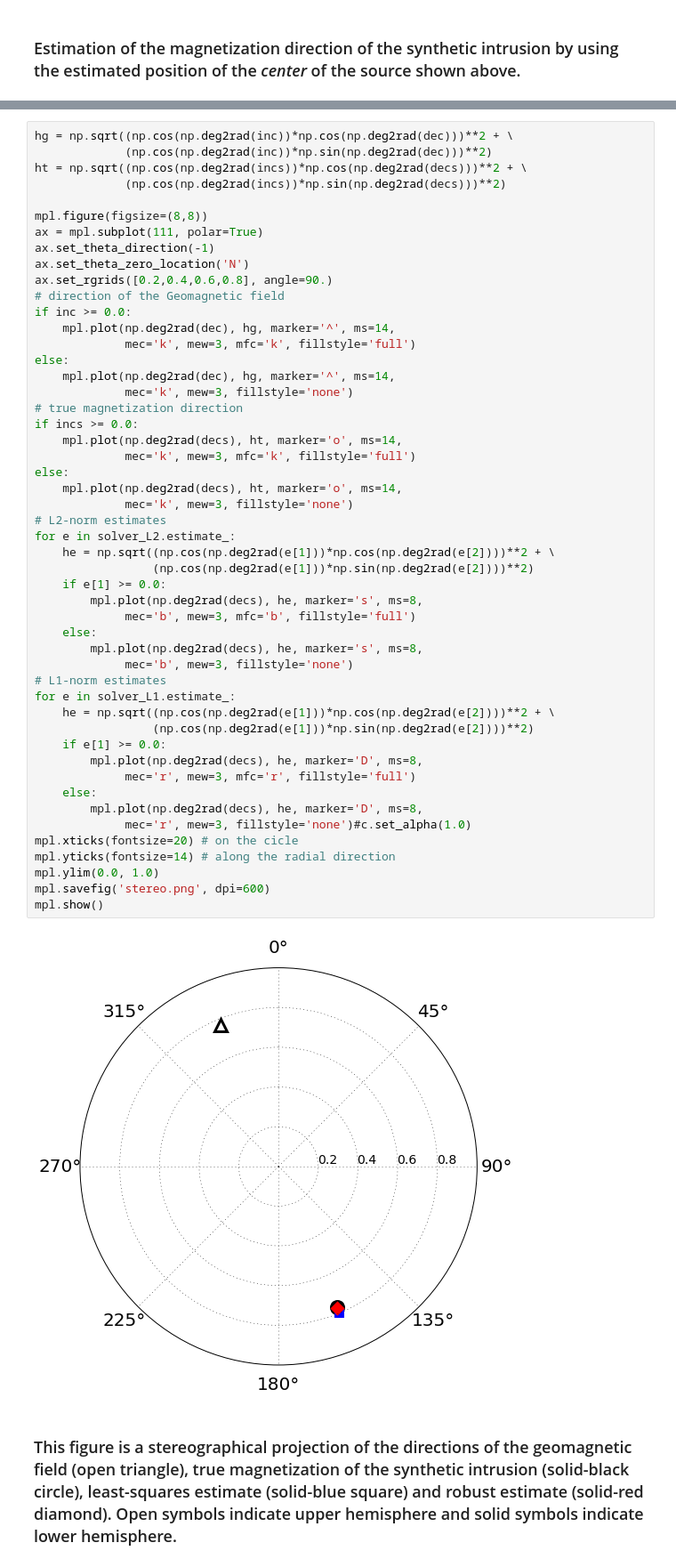
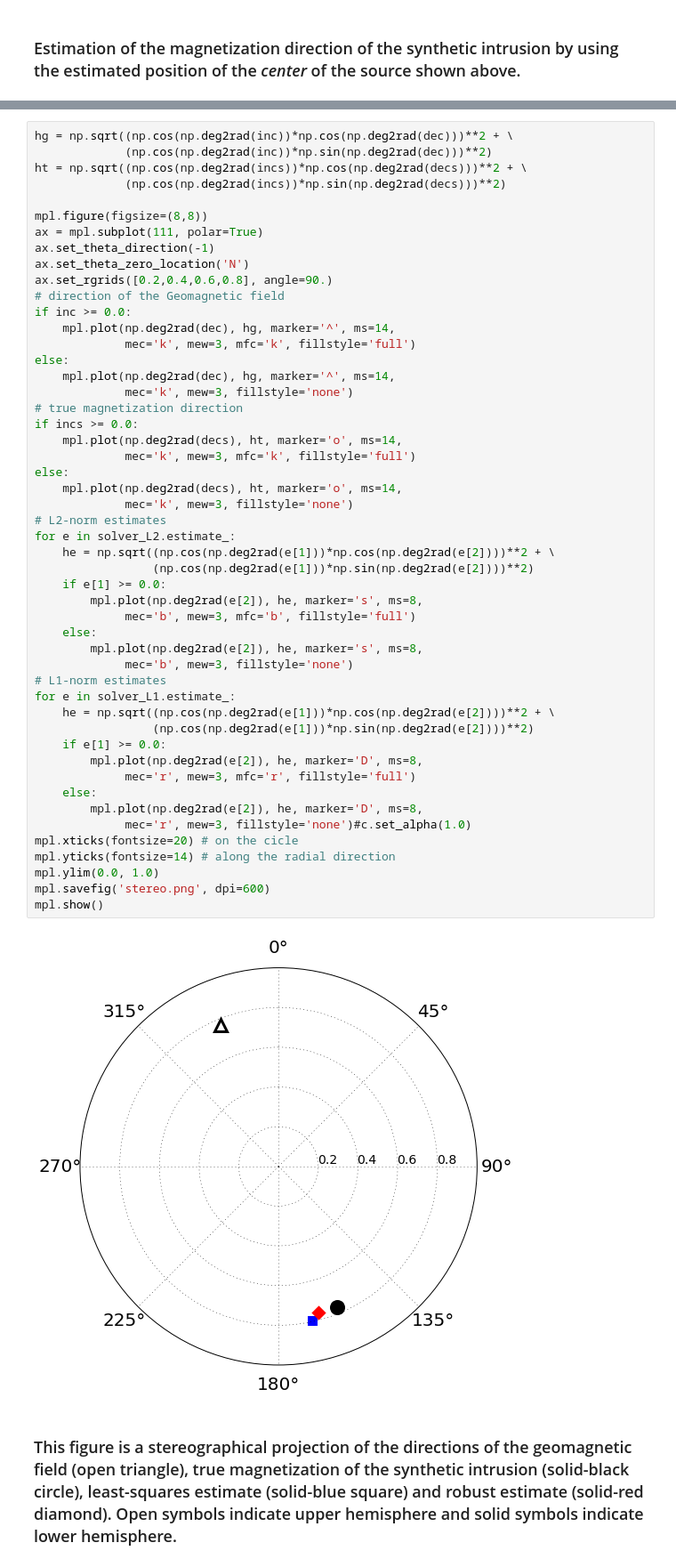
Before and after one commit to pinga-lab/Total-magnetization-of-spherical-bodies, a Jupyter notebook: notebooks/suppl_tests/complex/complex_test.ipynb, the cells around one changed output, grey strips where cells are left out. Shown at 89% size. Saved outputs shown, nothing was run; the diff lists cells and outputs as text.

Commit message:
stereographical plot for real data

```diff
--- a/notebooks/suppl_tests/complex/complex_test.ipynb
+++ b/notebooks/suppl_tests/complex/complex_test.ipynb
@@ -758,38 +758,38 @@ else:
              mec='k', mew=3, fillstyle='none')
 # true magnetization direction
 if incs >= 0.0:
     mpl.plot(np.deg2rad(decs), ht, marker='o', ms=14,
              mec='k', mew=3, mfc='k', fillstyle='full')
 else:
     mpl.plot(np.deg2rad(decs), ht, marker='o', ms=14,
              mec='k', mew=3, fillstyle='none')
 # L2-norm estimates
 for e in solver_L2.estimate_:
     he = np.sqrt((np.cos(np.deg2rad(e[1]))*np.cos(np.deg2rad(e[2])))**2 + \
                  (np.cos(np.deg2rad(e[1]))*np.sin(np.deg2rad(e[2])))**2)
     if e[1] >= 0.0:
-        mpl.plot(np.deg2rad(decs), he, marker='s', ms=8,
+        mpl.plot(np.deg2rad(e[2]), he, marker='s', ms=8,
              mec='b', mew=3, mfc='b', fillstyle='full')
     else:
-        mpl.plot(np.deg2rad(decs), he, marker='s', ms=8,
+        mpl.plot(np.deg2rad(e[2]), he, marker='s', ms=8,
              mec='b', mew=3, fillstyle='none')
 # L1-norm estimates
 for e in solver_L1.estimate_:
     he = np.sqrt((np.cos(np.deg2rad(e[1]))*np.cos(np.deg2rad(e[2])))**2 + \
                  (np.cos(np.deg2rad(e[1]))*np.sin(np.deg2rad(e[2])))**2)
     if e[1] >= 0.0:
-        mpl.plot(np.deg2rad(decs), he, marker='D', ms=8,
+        mpl.plot(np.deg2rad(e[2]), he, marker='D', ms=8,
              mec='r', mew=3, mfc='r', fillstyle='full')
     else:
-        mpl.plot(np.deg2rad(decs), he, marker='D', ms=8,
+        mpl.plot(np.deg2rad(e[2]), he, marker='D', ms=8,
              mec='r', mew=3, fillstyle='none')#c.set_alpha(1.0)
 mpl.xticks(fontsize=20) # on the cicle
 mpl.yticks(fontsize=14) # along the radial direction
 mpl.ylim(0.0, 1.0)
 mpl.savefig('stereo.png', dpi=600)
 mpl.show()
 # %% [output]
-[figure, old version]
+[figure, new version]
 # %% [markdown]
 ### This figure is a stereographical projection of the directions of the geomagnetic field (open triangle), true magnetization of the synthetic intrusion (solid-black circle), least-squares estimate (solid-blue square) and robust estimate (solid-red diamond). Open symbols indicate upper hemisphere and solid symbols indicate lower hemisphere.
 # %% [markdown]
```
Also changed, not shown: parts of 7 cells of this notebook, 19 other files.
